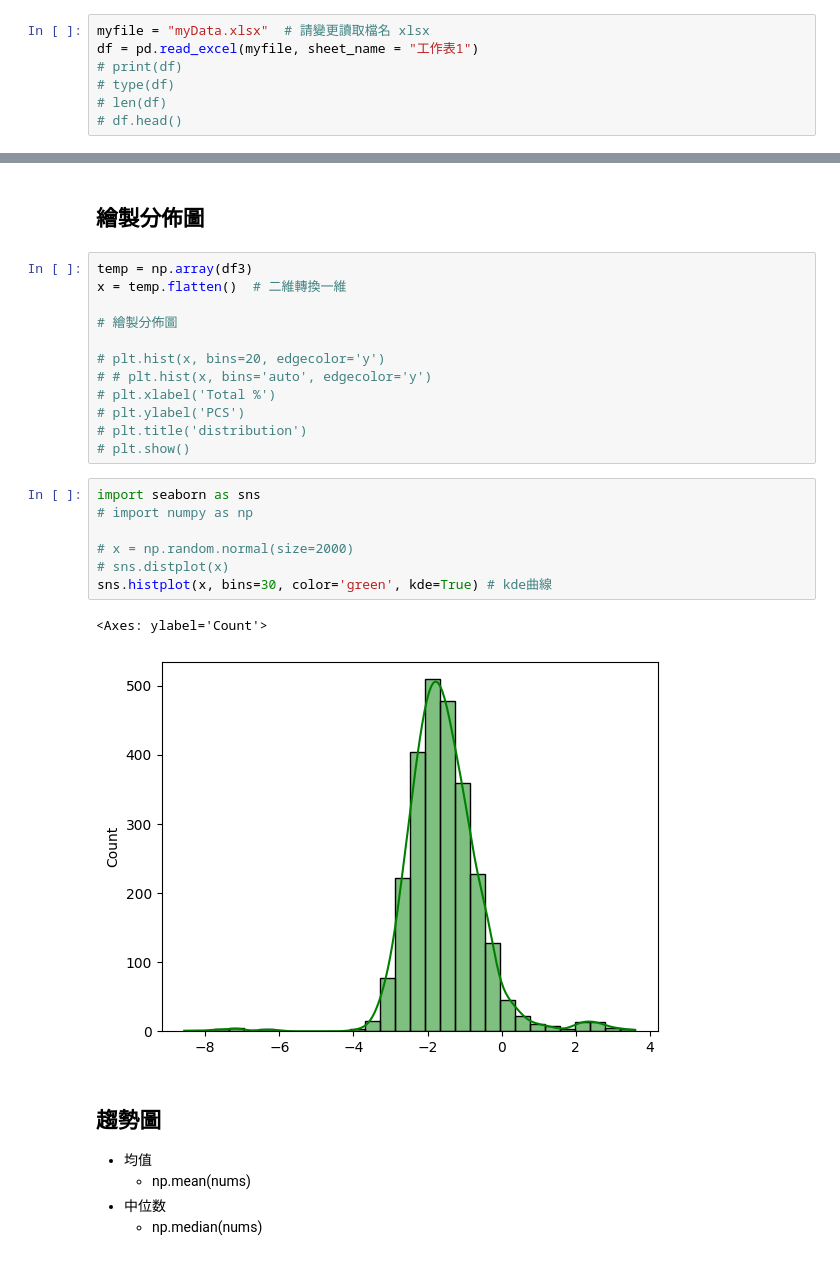
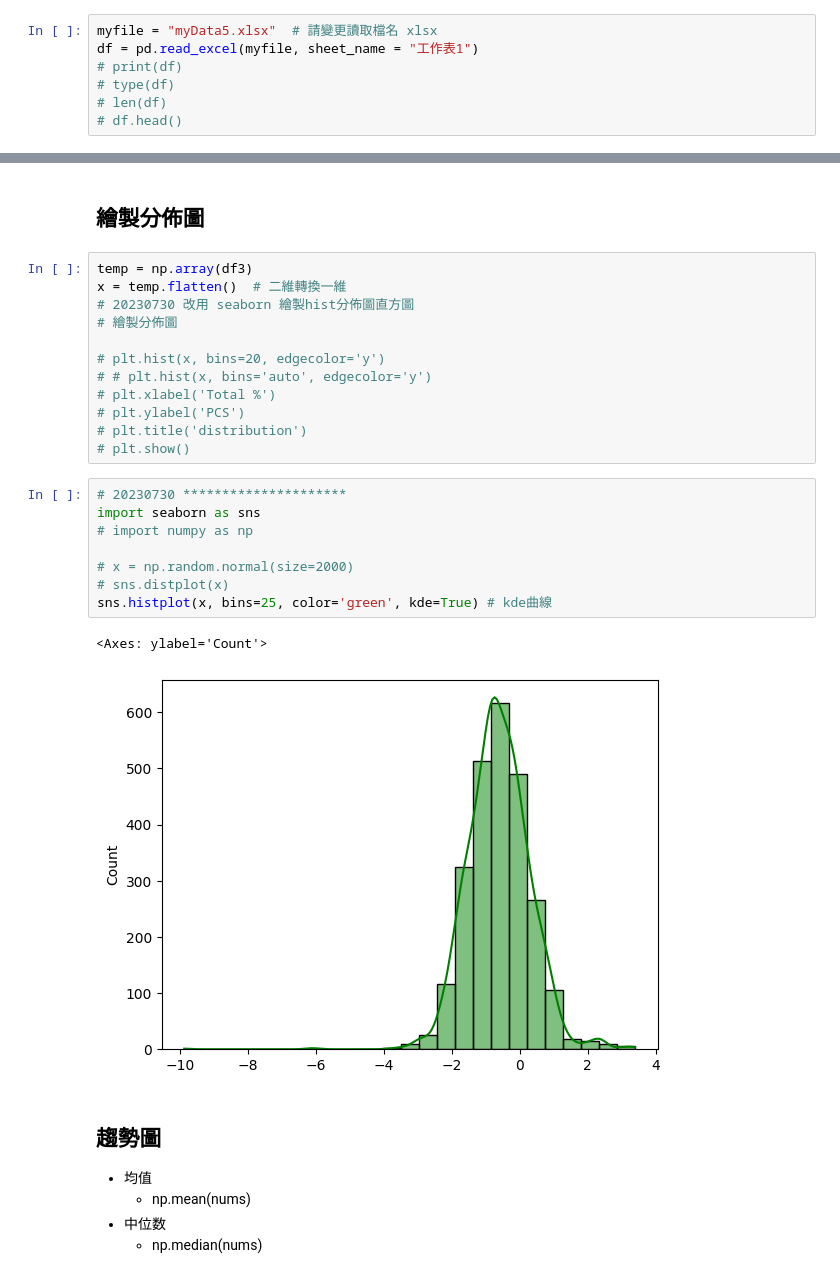
Before and after one commit to mccoy0928/pandas_dataframe, a Jupyter notebook: 20230730_myData.ipynb, the cells around one changed output, grey strips where cells are left out. Saved outputs shown, nothing was run; the diff lists cells and outputs as text.

```diff
--- a/20230730_myData.ipynb
+++ b/20230730_myData.ipynb
@@ -13,7 +13,7 @@ import numpy as np
 # %% [markdown]
 ## 資料讀取轉換
 # %%
-myfile = "myData.xlsx"  # 請變更讀取檔名 xlsx
+myfile = "myData5.xlsx"  # 請變更讀取檔名 xlsx
 df = pd.read_excel(myfile, sheet_name = "工作表1")
 # print(df)
 # type(df)
@@ -57,7 +57,7 @@ plt.show()
 # %%
 temp = np.array(df3)
 x = temp.flatten()  # 二維轉換一維
-
+# 20230730 改用 seaborn 繪製hist分佈圖直方圖
 # 繪製分佈圖
 
 # plt.hist(x, bins=20, edgecolor='y')
@@ -67,15 +67,16 @@ x = temp.flatten()  # 二維轉換一維
 # plt.title('distribution')
 # plt.show()
 # %%
+# 20230730 *********************
 import seaborn as sns
 # import numpy as np
 
 # x = np.random.normal(size=2000)
 # sns.distplot(x)
-sns.histplot(x, bins=30, color='green', kde=True) # kde曲線
+sns.histplot(x, bins=25, color='green', kde=True) # kde曲線
 # %% [output]
 <Axes: ylabel='Count'>
-[figure, old version]
+[figure, new version]
 # %% [markdown]
 ## 趨勢圖
 
```
Also changed, not shown: parts of 5 cells of this notebook.
